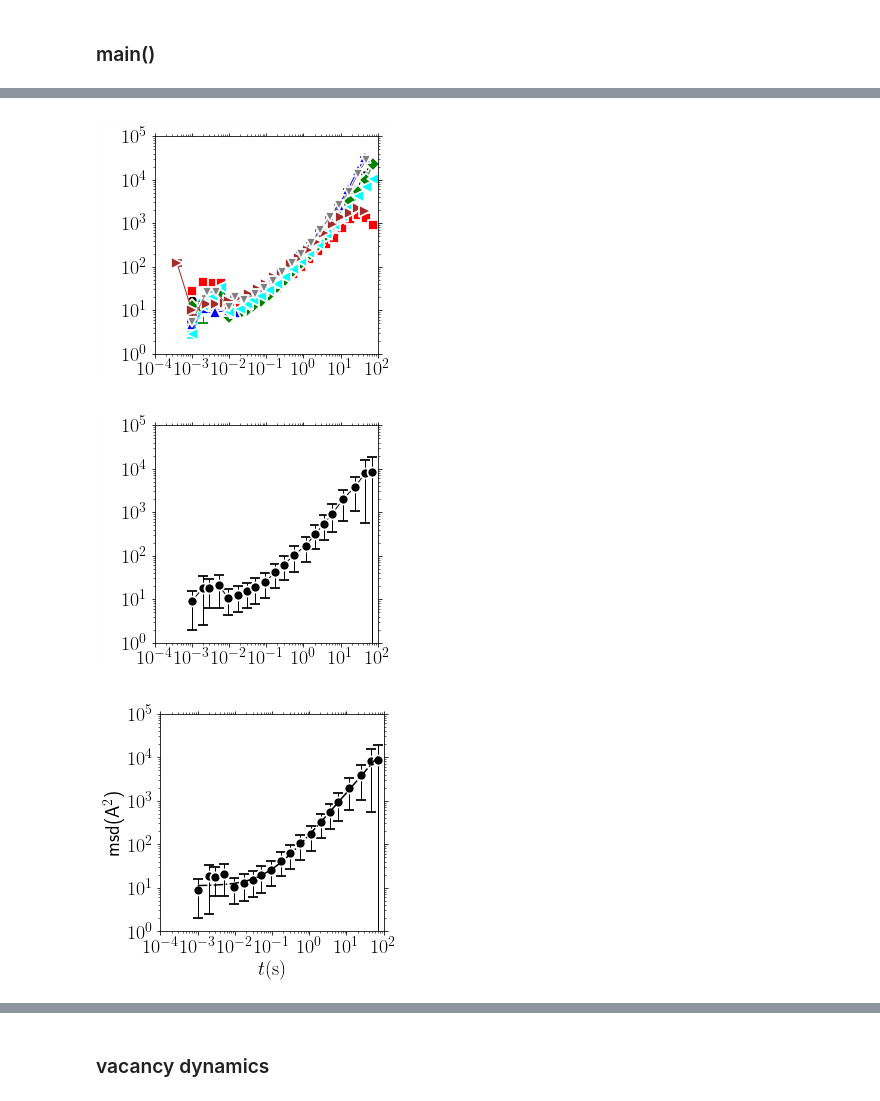
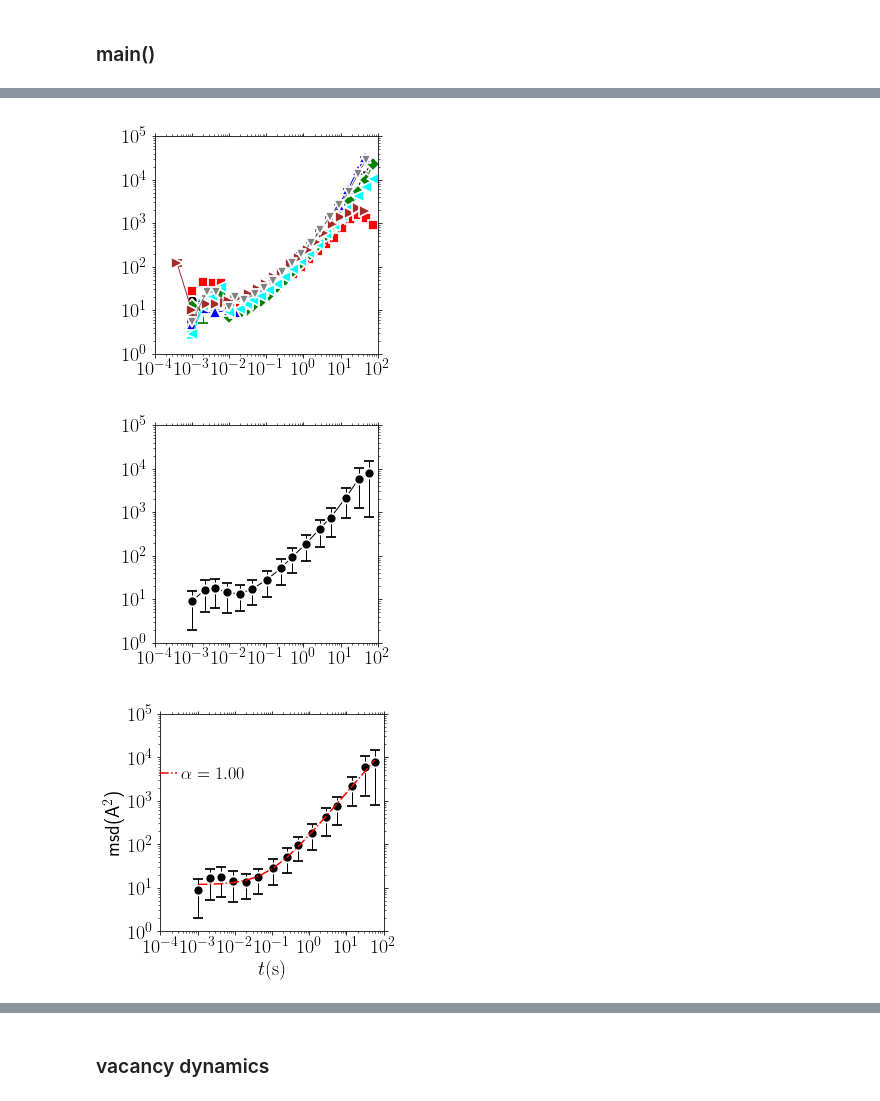
Before and after one commit to kkarimi62/hydrogenDiffusion, a Jupyter notebook: postproc/postproc.ipynb, the cells around one changed output, grey strips where cells are left out. Cells and saved outputs as stored; diff of their text form; code cells hidden in the pictures.

```diff
--- a/postproc/postproc.ipynb
+++ b/postproc/postproc.ipynb
@@ -1184,7 +1184,7 @@ class Temperature:
             kount += nruns #self.nrun
 
     def hist(self,data,log_scale,n_bins_per_decade=6):
-        n_thresh = 1 #2
+        n_thresh = 1#2 #1 #2
             #--- average
         xdata = data[:,0]
         ydata = data[:,1]
@@ -1338,14 +1338,16 @@ class Temperature:
                 xdata_shift = xdata*20**count if shift else xdata
                 utl.PltErr(xdata_shift,
                                 (self.func2nd(xdata,*popt)-y0),#-y0)/xdata_shift,
-                                attrs={'fmt':'-.','color':symbols.colors[count%7]},
+                                attrs={'fmt':'-.','color':'red','label':r'$\alpha=%3.2f$'%popt[2]},#symbols.colors[count%7]},
+
                            Plot=False,ax=ax)
                 #--- points
 #                temp= [1000,1200,1400,1600,1800,2000][count]
                 utl.PltErr(xdata_shift,
                            (ydata-y0),#-y0)/xdata_shift,
                            yerr=(yerr),#-y0),#/xdata_shift,
-                           attrs=symbols.GetAttrs(count=count%7,label=r'$%s$'%temp,fmt='.'),
+#                           attrs=symbols.GetAttrs(count=count%7,label=r'$%s$'%temp,fmt='.'),
+                           attrs=symbols.GetAttrs(count=count%7,fmt='.'),
                            ax=ax,
                            Plot=False,
                           )
@@ -1354,7 +1356,7 @@ class Temperature:
                        None,
                        ax=ax,
                        Plot=False,
-#                       legend=legends.Get(),
+                       legend=legends.Get(),
                        DrawFrame=DRAW_FRAME,
                        **plotAttrs
                       )
@@ -1486,7 +1612,8 @@ def main():
         #--- temp object
         temp = Temperature(
     #        [1000,1200],8,
-            [0],[[0,1,2,3,4,5,7]],#[list(range(8))],
+            [0],[[0,1,2,3,4,5,7]],#
+#            [0],[list(range(8))],
              verbose = True,
                          )
         #
@@ -1504,8 +1631,9 @@ def main():
                       'xscale':'log',
                       'yscale':'log',
                        'attrs':{'fmt':'-'},
-                       'xlim':xlim,
-                        'ylim':ylim,
+                         'xlim':xlim,
+                          'ylim':ylim,
+#                              'ndecade_x':2,
     #                   'xstr':r'$t\mathrm{(s)}$',
     #                   'ystr':r'msd(A$^2$)',
     #                   'title':'png/msd_temp_ni.png',
@@ -1517,15 +1645,16 @@ def main():
         print(temp.nrun)
         if len(temp.nrun[0]) > 1:
             print('ensemble average')
-            temp.EnsAverage(log_scale=True,n_bins_per_decade=4)
+            temp.EnsAverage(log_scale=True,n_bins_per_decade=3)
             temp.PlotAverage(**{
                       'yscale':'log',
                       'xscale':'log',
-                       'xlim':xlim,
-                        'ylim':ylim,
+                         'xlim':xlim,
+                          'ylim':ylim,
     #                     'xstr':r'$t\mathrm{(s)}$',
     #                   'ystr':r'msd(A$^2$)',
-                       'title':'png/msd_temp_cantor.png',
+#                             'ndecade_x':2,
+#                       'title':'png/msd_temp_cantor.png',
             })
 
         #
@@ -1537,16 +1666,16 @@ def main():
     #            p0=[[1e-4, 1e6, 1.0]],
     #            p0=[[1e-2, 1e6, 1.0]],
                  sigma=True, #--- comment for ni
-                xlo=xlim[0],
+#                 xlo=xlim[0],
                  plotAttrs={'yscale':'log',
                       'xscale':'log',
-                       'xlim':xlim,
-                        'ylim':ylim,
+                         'xlim':xlim,
+                          'ylim':ylim,
                          'xstr':r'$t\mathrm{(s)}$',
                        'ystr':r'msd(A$^2$)',
-    #                        'ndecade_x':2,
+#                            'ndecade_x':2,
                         'bbox_to_anchor':(-0.05,0.33,0.5,0.5),
-                       'title':'png/pureH.png'},
+                       'title':'png/singleH.png'},
                 )
 
     #     temp.FitLinear(Plot=True,
@@ -1614,6 +1743,6 @@ Temp=0,tau=0.020897803176955734
 [figure]
-[figure, old version]
+[figure, new version]
-[figure, old version]
+[figure, new version]
 # %%
 def main():
     if not eval(confParser['flags']['RemoteMachine']):
```
Also changed, not shown: parts of 2 cells of this notebook, 2 other files.
